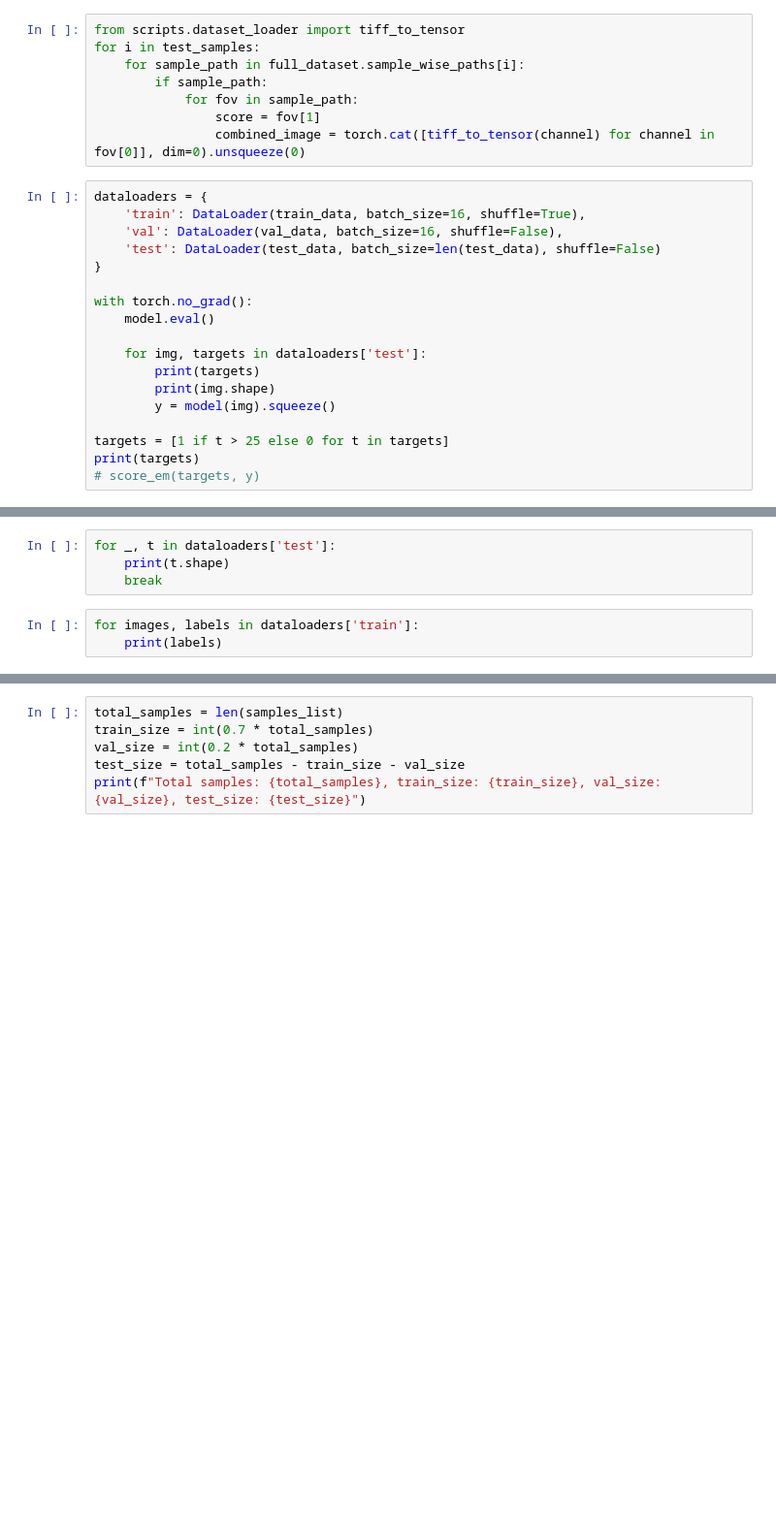
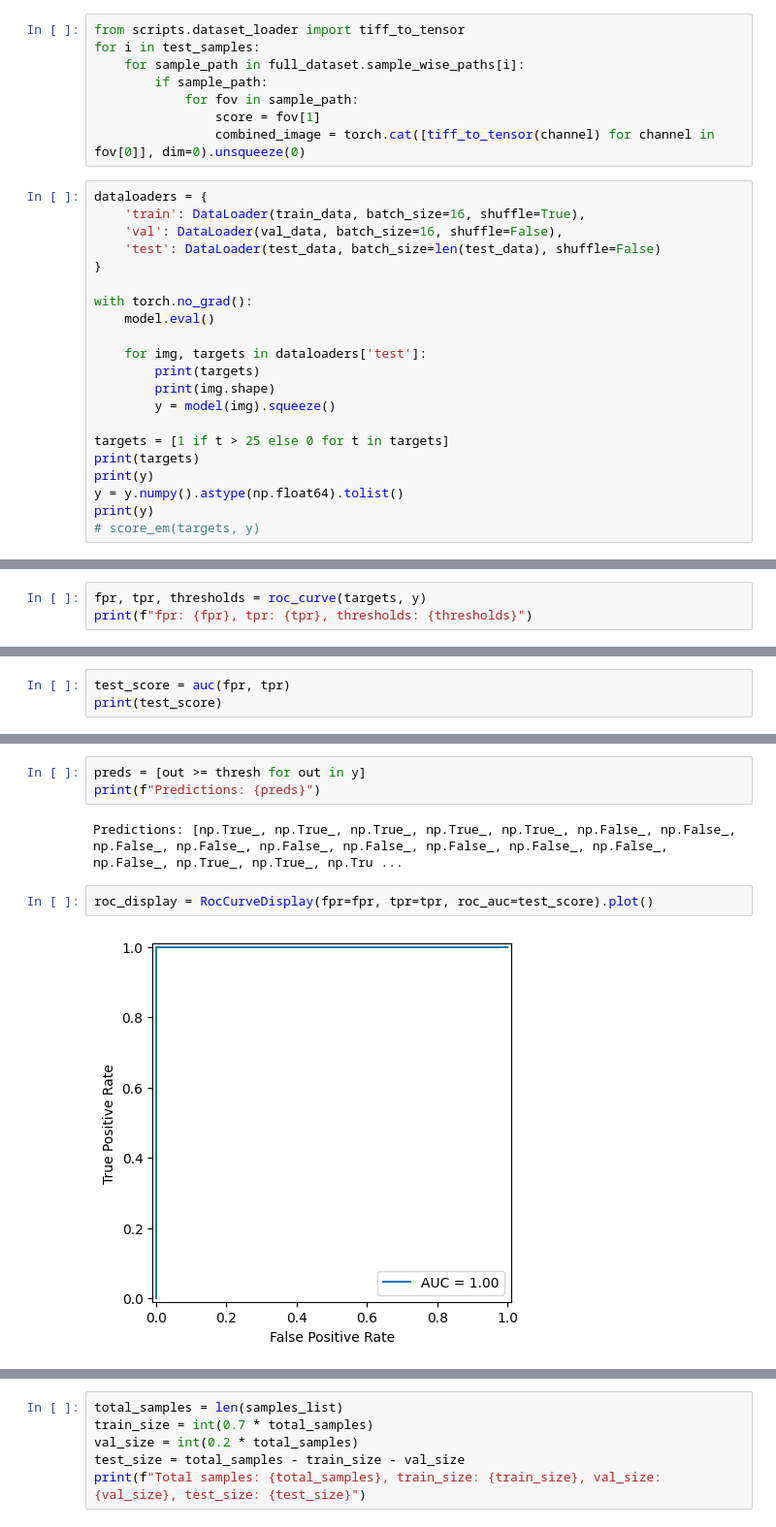
Before and after one commit to nmp002/MPM-MachineLearning, a Jupyter notebook: notebooks/testing_NADH_SHG_model.ipynb, the cells around one changed output, grey strips where cells are left out. Shown: that part at 97% size. Saved outputs shown, nothing was run; the diff lists cells and outputs as text; blank space fills up the shorter version.

```diff
--- a/notebooks/testing_NADH_SHG_model.ipynb
+++ b/notebooks/testing_NADH_SHG_model.ipynb
@@ -185,6 +175,9 @@ with torch.no_grad():
 
 targets = [1 if t > 25 else 0 for t in targets]
 print(targets)
+print(y)
+y = y.numpy().astype(np.float64).tolist()
+print(y)
 # score_em(targets, y)
 # %% [output]
 tensor([34, 34, 34, 34, 34,  0,  0,  0,  0,  0,  3,  3,  3,  3,  3, 52, 52, 52,
@@ -193,0 +192,3 @@ torch.Size([20, 2, 512, 512])
+# %%
+fpr, tpr, thresholds = roc_curve(targets, y)
+print(f"fpr: {fpr}, tpr: {tpr}, thresholds: {thresholds}")
@@ -193,0 +197,3 @@ torch.Size([20, 2, 512, 512])
+# %%
+test_score = auc(fpr, tpr)
+print(test_score)
@@ -194,7 +207,9 @@ torch.Size([20, 2, 512, 512])
 # %%
-for _, t in dataloaders['test']:
-    print(t.shape)
-    break
+preds = [out >= thresh for out in y]
+print(f"Predictions: {preds}")
+# %% [output]
+Predictions: [np.True_, np.True_, np.True_, np.True_, np.True_, np.False_, np.False_, np.False_, np.False_, np.False_, np.False_, np.False_, np.False_, np.False_, np.False_, np.True_, np.True_, np.Tru ...
 # %%
-for images, labels in dataloaders['train']:
-    print(labels)
+roc_display = RocCurveDisplay(fpr=fpr, tpr=tpr, roc_auc=test_score).plot()
+# %% [output]
+[figure, added]
```
Also changed, not shown: parts of 15 cells of this notebook, 1 other file.
